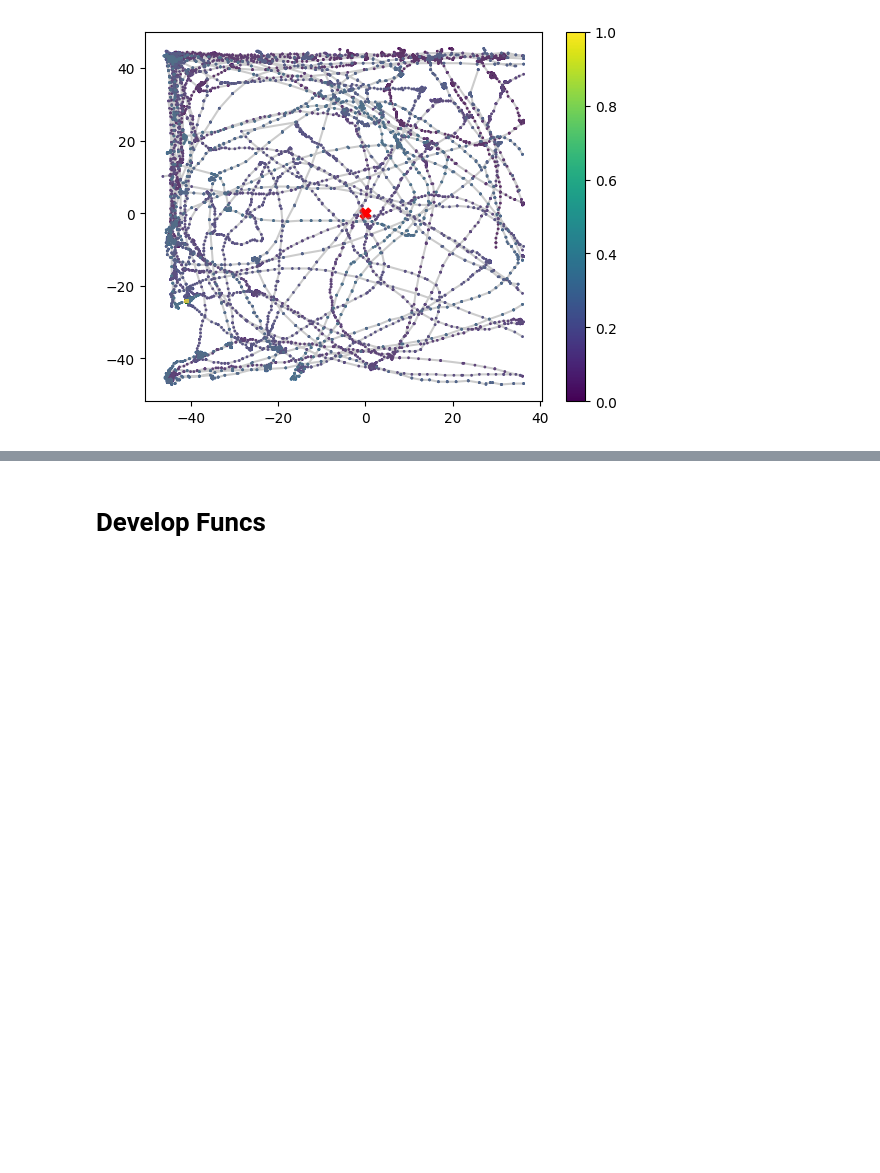
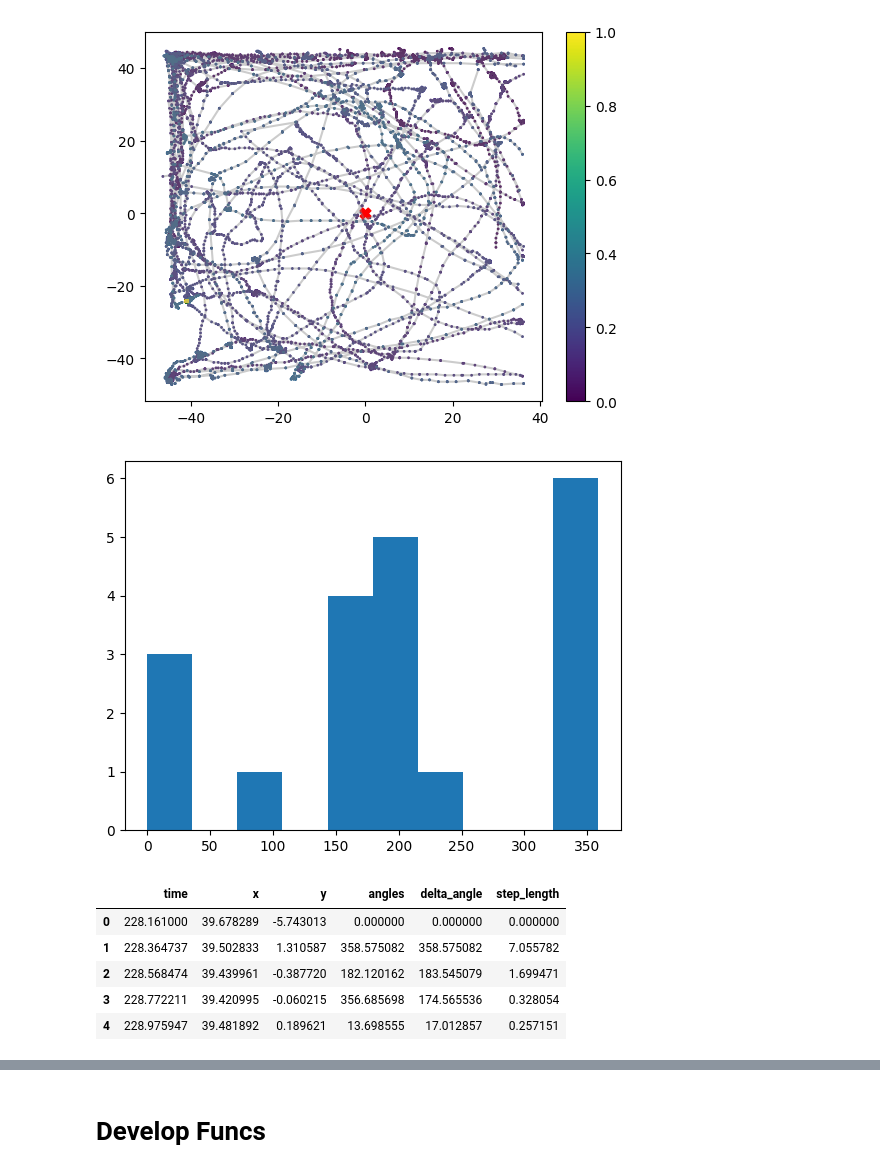
Before and after one commit to Barbara1576/navigation, a Jupyter notebook: data_preprocessing.ipynb, the cells around one changed output, grey strips where cells are left out. Cells and saved outputs as stored; diff of their text form; code cells hidden in the pictures; blank space fills up the shorter version.

```diff
--- a/data_preprocessing.ipynb
+++ b/data_preprocessing.ipynb
@@ -138,7 +135,7 @@ def resample_data_to_larger_timestep(df, original_dt, new_dt):
                                  'y': resampled_dfnp[:, 1]})
     return resampled_df
 
-# NOTE: We ignore that there are two most frequent dt: 0.033 and 0.034
+# NOTE: We ignore that there are TWO most frequent dt-s: 0.033 and 0.034
 ORIGINAL_DT = {'tr11': 0.034, 'tr12': 0.034, 'tr2': 0.034, 'tr3': 0.134,  # TODO: to configs
                'tr4': 0.034, 'tr5': 0.034,
                'tr6': 0.034, 'tr7': 0.034, 'tr91': 0.034, 'tr92': 0.034}
@@ -146,19 +143,13 @@ NEW_DT = 0.2
 
 resampled_subtraj_dfs_dict = {}
 for k, df in subtraj_dfs_dict.items():
-    if type(df) == list:
-        subtraj_list = []
-        for sub_traj_df in df:
-            resampled_sub_traj_df = resample_data_to_larger_timestep(sub_traj_df,
-                                                                     ORIGINAL_DT[k],
-                                                                     NEW_DT)
-            subtraj_list.append(resampled_sub_traj_df)
-        resampled_subtraj_dfs_dict[k] = subtraj_list
-    else:
-        traj_df = resample_data_to_larger_timestep(df,
-                                                ORIGINAL_DT[k],
-                                                NEW_DT)
-        resampled_subtraj_dfs_dict[k] = traj_df
+    subtraj_list = []
+    for sub_traj_df in df:
+        resampled_sub_traj_df = resample_data_to_larger_timestep(sub_traj_df,
+                                                                    ORIGINAL_DT[k],
+                                                                    NEW_DT)
+        subtraj_list.append(resampled_sub_traj_df)
+    resampled_subtraj_dfs_dict[k] = subtraj_list
 # %%
 # Resampled time check
 # tes = resampled_subtraj_dfs_dict['tr3']
@@ -176,7 +167,7 @@ def add_angles(df):
     Xx = np.arctan2(vvx, vvy)
     Nres = normalize_angles_2pi(Xx)
     ang = np.rad2deg(Nres) % 360
-    df.insert(3, "angles", ang)
+    df['angles'] = ang
     return df
 
 def add_delta_angles(df):
@@ -191,7 +182,6 @@ def add_step_length(df):
     dx = df['x'].diff()
     dy = df['y'].diff()
     dx[0], dy[0] = 0., 0.,
-
     step_lens = (dx**2 + dy**2)**0.5
     df['step_length'] = step_lens
     return df
@@ -199,9 +189,10 @@ def add_step_length(df):
 
 dfs_dict_with_angles = {}
 for k, df in resampled_subtraj_dfs_dict.items():
-    if type(df) == list:
-        subtraj_list = []
-        for sub_traj_df in df:
-            pass
-    else:
-        pass
+    subtraj_list = []
+    for sub_traj_df in df:
+        df_ang = add_angles(sub_traj_df)
+        df_dt_ang = add_delta_angles(df_ang)
+        df_step = add_step_length(df_dt_ang)
+        subtraj_list.append(df_step)
+    dfs_dict_with_angles[k] = subtraj_list
@@ -214,0 +199,13 @@ for k, df in dfs_dict_with_angles.items(): # TODO
+# %%
+dftes = dfs_dict_with_angles['tr3'][8]
+plt.hist(dftes['delta_angle'].to_numpy())
+plt.show()
+dftes.head(5)
+# %% [output]
+[figure, added]
+|  | time | x | y | angles | delta_angle | step_length |
+| 0 | 228.161000 | 39.678289 | -5.743013 | 0.000000 | 0.000000 | 0.000000 |
+| 1 | 228.364737 | 39.502833 | 1.310587 | 358.575082 | 358.575082 | 7.055782 |
+| 2 | 228.568474 | 39.439961 | -0.387720 | 182.120162 | 183.545079 | 1.699471 |
+| 3 | 228.772211 | 39.420995 | -0.060215 | 356.685698 | 174.565536 | 0.328054 |
+| 4 | 228.975947 | 39.481892 | 0.189621 | 13.698555 | 17.012857 | 0.257151 |
```
Also changed, not shown: parts of 11 cells of this notebook, 3 other files.
